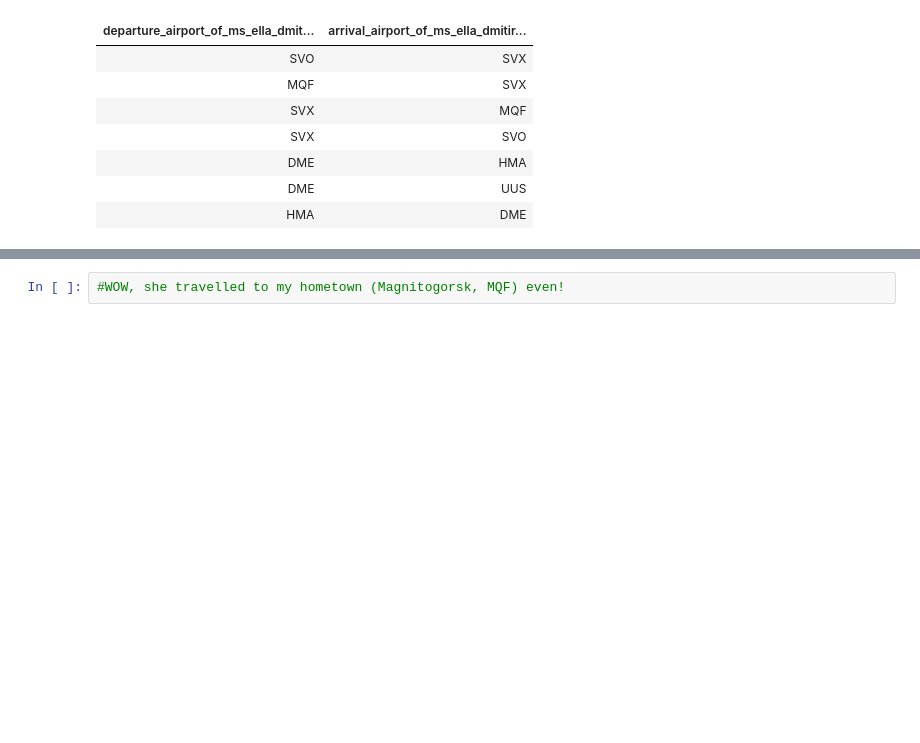
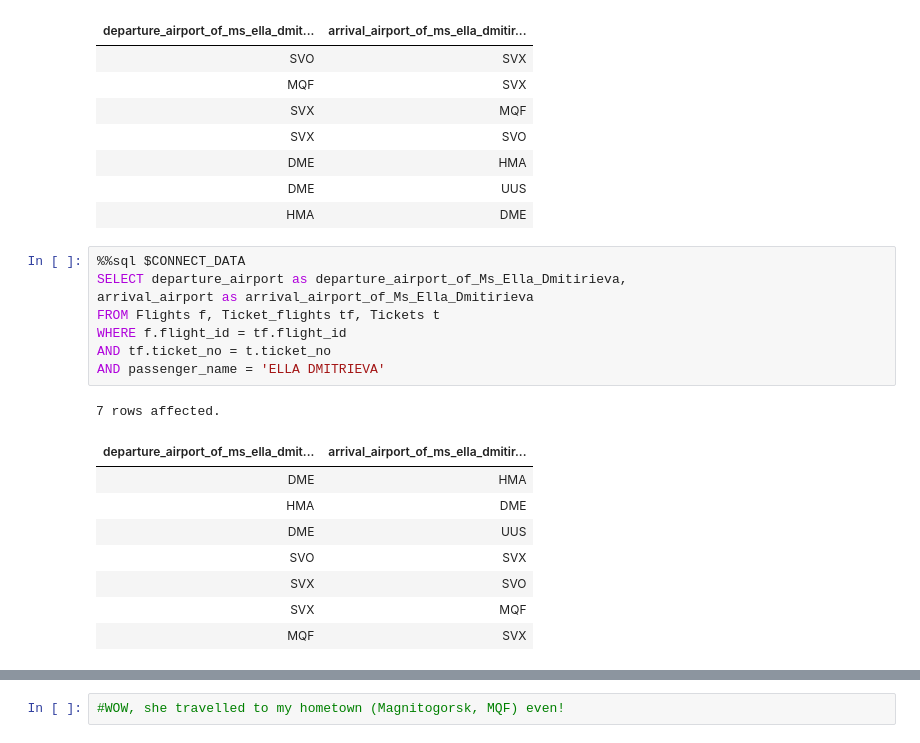
Before and after one commit to Posobiloff/GSOM3, a Jupyter notebook: Assignment16/SQL queries.ipynb, the cells around one changed output, grey strips where cells are left out. Cells and saved outputs as stored; diff of their text form; blank space fills up the shorter version.

```diff
--- a/Assignment16/SQL queries.ipynb
+++ b/Assignment16/SQL queries.ipynb
@@ -265,3 +267,21 @@ WHERE flight_id in (SELECT flight_id
 | DME | HMA |
 | DME | UUS |
 | HMA | DME |
+# %%
+%%sql $CONNECT_DATA
+SELECT departure_airport as departure_airport_of_Ms_Ella_Dmitirieva,
+arrival_airport as arrival_airport_of_Ms_Ella_Dmitirieva
+FROM Flights f, Ticket_flights tf, Tickets t
+WHERE f.flight_id = tf.flight_id
+AND tf.ticket_no = t.ticket_no
+AND passenger_name = 'ELLA DMITRIEVA'
+# %% [output]
+7 rows affected.
+| departure_airport_of_ms_ella_dmit... | arrival_airport_of_ms_ella_dmitir... |
+| DME | HMA |
+| HMA | DME |
+| DME | UUS |
+| SVO | SVX |
+| SVX | SVO |
+| SVX | MQF |
+| MQF | SVX |
```
Also changed, not shown: parts of 3 cells of this notebook, 1 other file.
